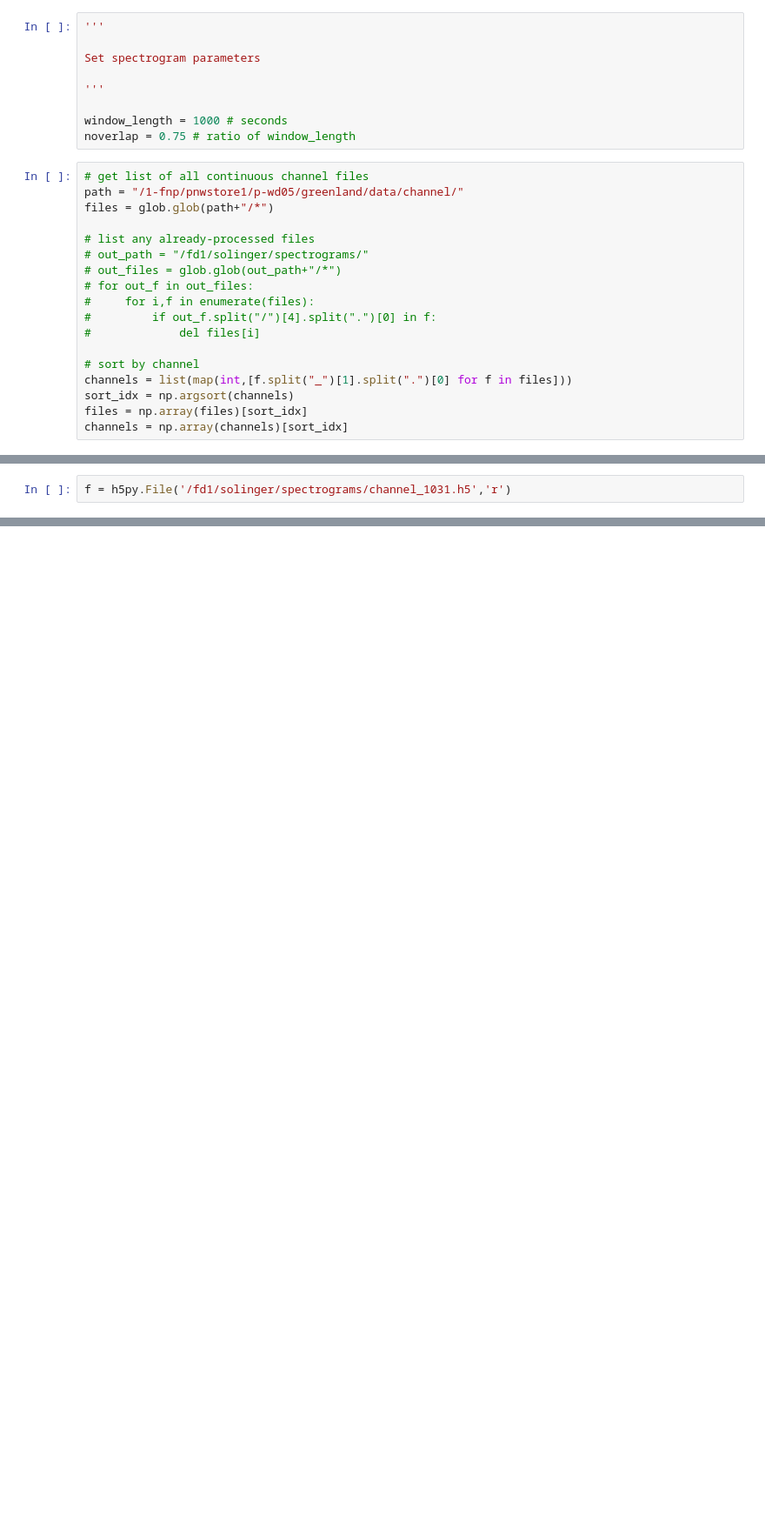
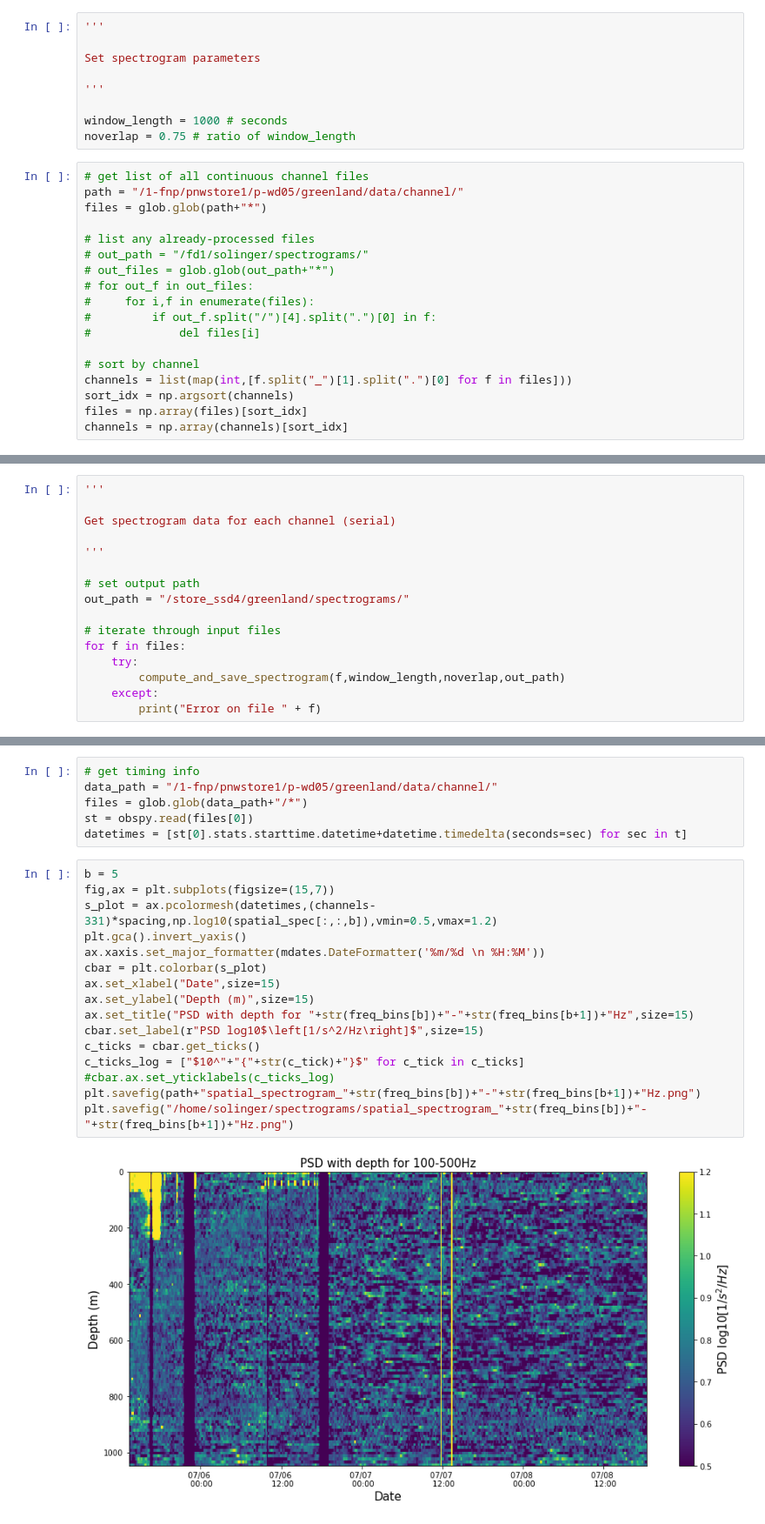
Before and after one commit to stepholinger/greenlanDAS, a Jupyter notebook: spectrograms.ipynb, the cells around one changed output, grey strips where cells are left out. Shown at 87% size. Cells and saved outputs as stored; diff of their text form; blank space fills up the shorter version.

```diff
--- a/spectrograms.ipynb
+++ b/spectrograms.ipynb
@@ -23,11 +23,11 @@ noverlap = 0.75 # ratio of window_length
 # %%
 # get list of all continuous channel files
 path = "/1-fnp/pnwstore1/p-wd05/greenland/data/channel/"
-files = glob.glob(path+"/*")
+files = glob.glob(path+"*")
 
 # list any already-processed files
 # out_path = "/fd1/solinger/spectrograms/"
-# out_files = glob.glob(out_path+"/*")
+# out_files = glob.glob(out_path+"*")
 # for out_f in out_files:
 #     for i,f in enumerate(files):
 #         if out_f.split("/")[4].split(".")[0] in f:
@@ -101,7 +106,21 @@ if __name__ == '__main__':
     p.close()
     p.join()
-# %%
-f = h5py.File('/fd1/solinger/spectrograms/channel_1031.h5','r')
+# %%
+'''
+
+Get spectrogram data for each channel (serial)
+
+'''
+
+# set output path
+out_path = "/store_ssd4/greenland/spectrograms/"
+
+# iterate through input files
+for f in files:
+    try:
+        compute_and_save_spectrogram(f,window_length,noverlap,out_path)
+    except:
+        print("Error on file " + f)
 # %%
 '''
 
@@ -118,0 +167,24 @@ Make spatial spectrogram
+# %%
+# get timing info
+data_path = "/1-fnp/pnwstore1/p-wd05/greenland/data/channel/"
+files = glob.glob(data_path+"/*")
+st = obspy.read(files[0])
+datetimes = [st[0].stats.starttime.datetime+datetime.timedelta(seconds=sec) for sec in t]
+# %%
+b = 5
+fig,ax = plt.subplots(figsize=(15,7))
+s_plot = ax.pcolormesh(datetimes,(channels-331)*spacing,np.log10(spatial_spec[:,:,b]),vmin=0.5,vmax=1.2)
+plt.gca().invert_yaxis()
+ax.xaxis.set_major_formatter(mdates.DateFormatter('%m/%d \n %H:%M'))
+cbar = plt.colorbar(s_plot)
+ax.set_xlabel("Date",size=15)
+ax.set_ylabel("Depth (m)",size=15)
+ax.set_title("PSD with depth for "+str(freq_bins[b])+"-"+str(freq_bins[b+1])+"Hz",size=15)
+cbar.set_label(r"PSD log10$\left[1/s^2/Hz\right]$",size=15)
+c_ticks = cbar.get_ticks()
+c_ticks_log = ["$10^"+"{"+str(c_tick)+"}$" for c_tick in c_ticks]
+#cbar.ax.set_yticklabels(c_ticks_log)
+plt.savefig(path+"spatial_spectrogram_"+str(freq_bins[b])+"-"+str(freq_bins[b+1])+"Hz.png")
+plt.savefig("/home/solinger/spectrograms/spatial_spectrogram_"+str(freq_bins[b])+"-"+str(freq_bins[b+1])+"Hz.png")
+# %% [output]
+[figure, added]
```
Also changed, not shown: parts of 4 cells of this notebook, 12 other files.
